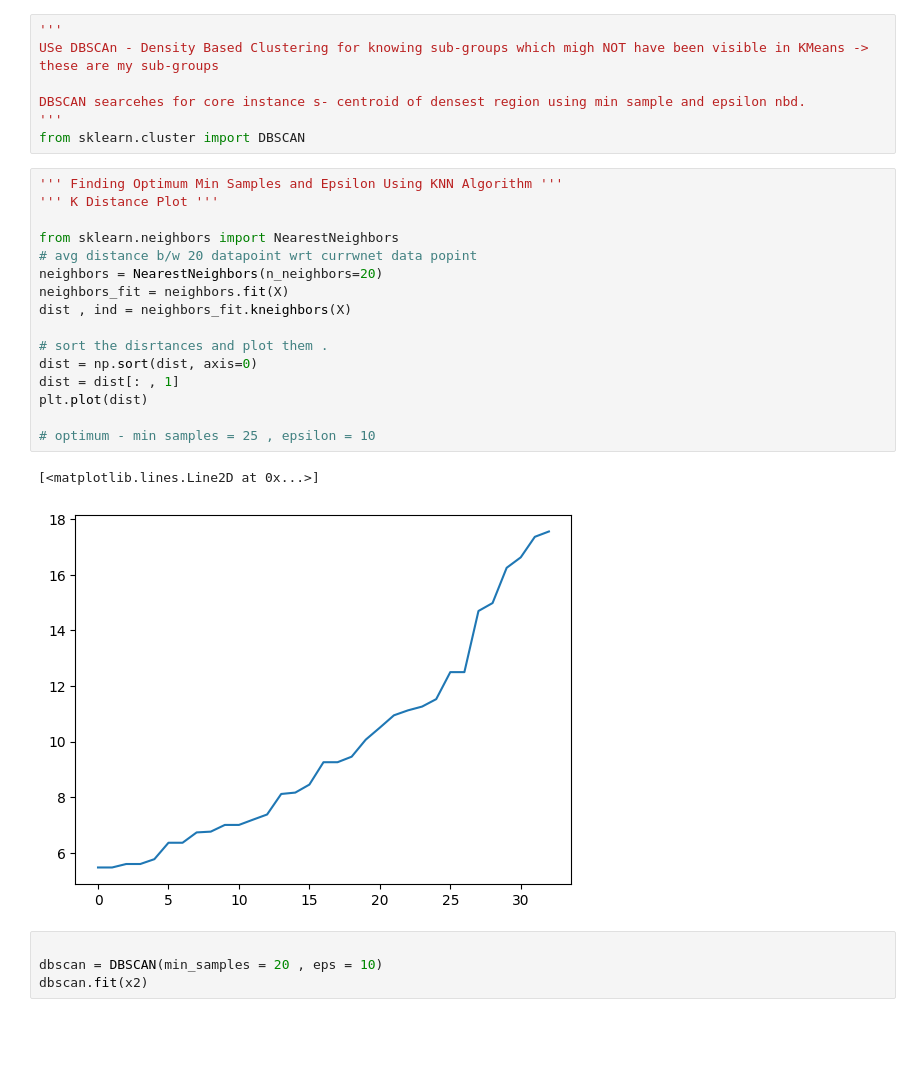
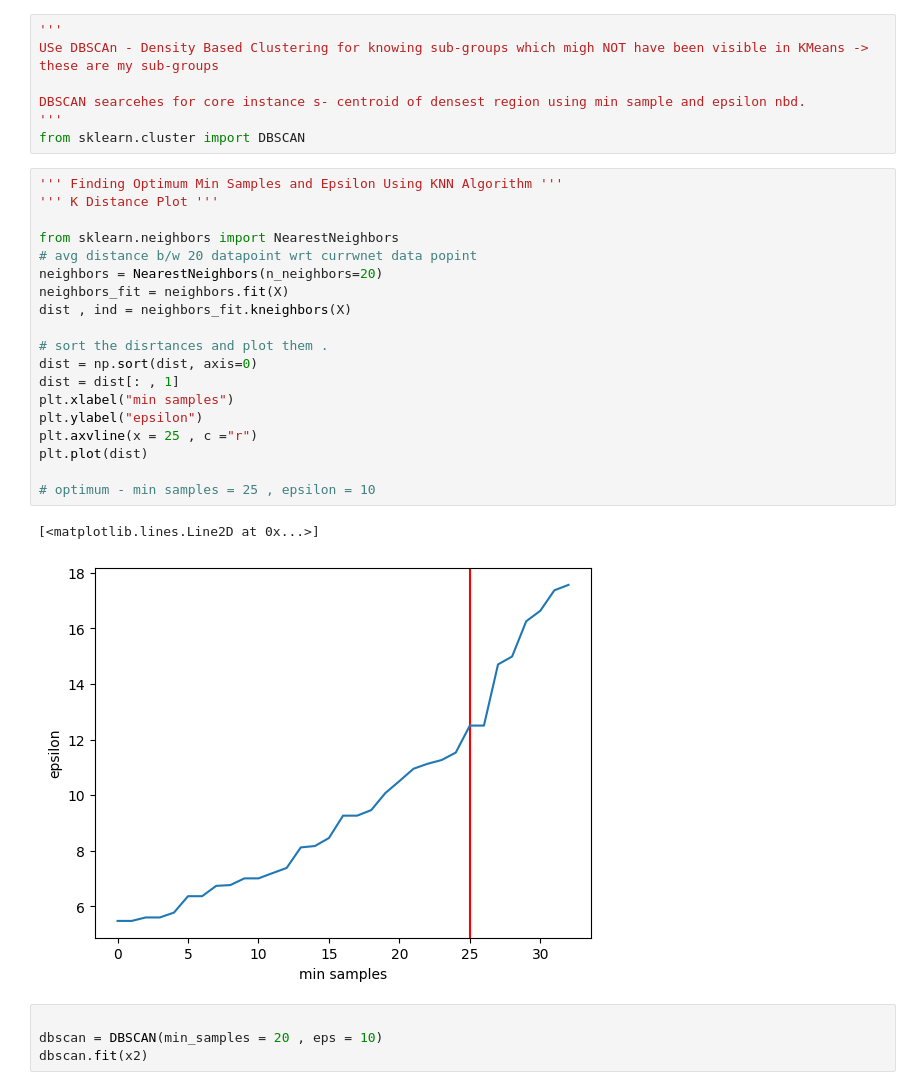
Before and after one commit to riziuzi/ASD_Unsupervised_Subgroup_Discovery, a Jupyter notebook: Ensemble.ipynb, the cells around one changed output. Drawn from its saved outputs; the diff is of its cells as text; blank space fills up the shorter version.

```diff
--- a/Ensemble.ipynb
+++ b/Ensemble.ipynb
@@ -414,22 +441,25 @@ from sklearn.cluster import DBSCAN
 # %%
 ''' Finding Optimum Min Samples and Epsilon Using KNN Algorithm '''
 ''' K Distance Plot '''
 
 from sklearn.neighbors import NearestNeighbors
 # avg distance b/w 20 datapoint wrt currwnet data popint
 neighbors = NearestNeighbors(n_neighbors=20)
 neighbors_fit = neighbors.fit(X)
 dist , ind = neighbors_fit.kneighbors(X)
 
 # sort the disrtances and plot them .
 dist = np.sort(dist, axis=0)
 dist = dist[: , 1]
+plt.xlabel("min samples")
+plt.ylabel("epsilon")
+plt.axvline(x = 25 , c ="r")
 plt.plot(dist)
 
 # optimum - min samples = 25 , epsilon = 10
 # %% [output]
 [<matplotlib.lines.Line2D at 0x...>]
-[figure, old version]
+[figure, new version]
 # %%
 
 dbscan = DBSCAN(min_samples = 20 , eps = 10)
```
Also changed, not shown: parts of 12 cells of this notebook, 1 other file.
